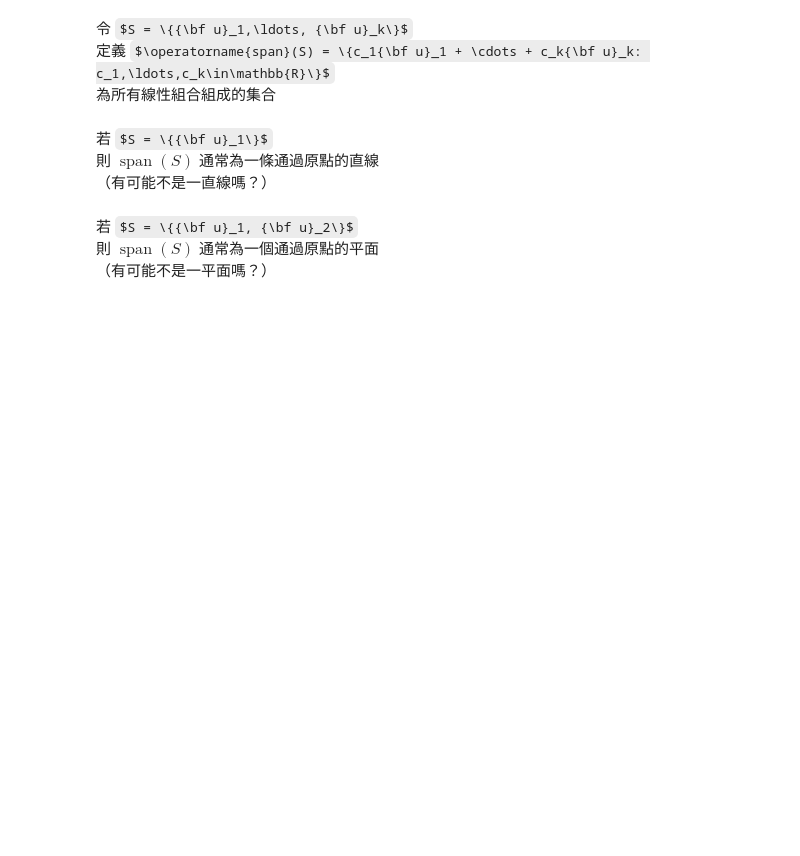
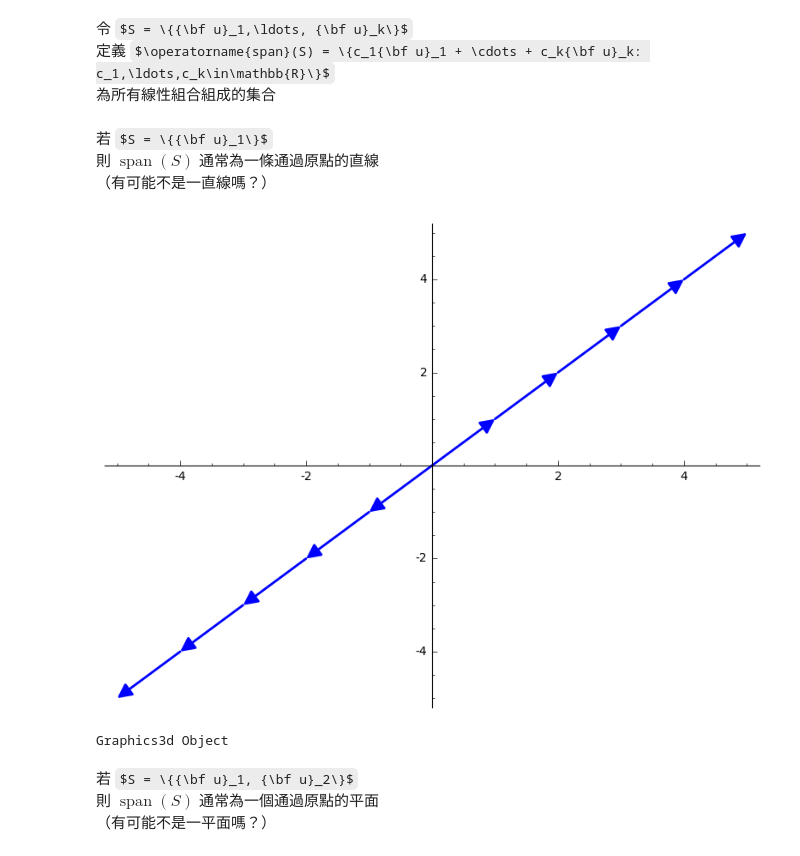
Before and after one commit to jephianlin/outreach, a Jupyter notebook: Sage4HS/Linear-Geometry.ipynb, the cells around one changed output. Saved outputs shown, nothing was run; the diff lists cells and outputs as text; code cells hidden in the pictures; some formulas as TeX source; blank space fills up the shorter version.

```diff
--- a/Sage4HS/Linear-Geometry.ipynb
+++ b/Sage4HS/Linear-Geometry.ipynb
@@ -257,3 +277,28 @@ $\operatorname{span}(S) = \{c_1{\bf u}_1 + \cdots + c_k{\bf u}_k: c_1,\ldots,c_k
+# %%
+def draw_span(vectors, p=None, dim=None, viewer='threejs', width=5):
+    """
+    draw a span
+
+    viewer can be one of 'threejs', 'jmol', or 'tachyon'"""
+    if dim == None:
+        dim = len(vectors[0])
+    if p == None:
+        p = vector([0]*dim)
+    num_vec = len(vectors)
+    all_coefs = [coef for coef in Tuples(range(-width,width+1), num_vec) if sum(map(abs,coef)) < width]
+    pic = vector_plot(dim=dim, viewer=viewer)
+    for coefs in all_coefs:
+        start = p + sum(coefs[i]*vectors[i] for i in range(num_vec))
+        for i in range(num_vec):
+            vec = vectors[i]
+            if coefs[i] > 0:
+                pic += vector_plot(vec, start, viewer=viewer)
+            elif coefs[i] < 0:
+                pic += vector_plot(-vec, start, viewer=viewer)
+            else:
+                pic += vector_plot(vec, start, viewer=viewer)
+                pic += vector_plot(-vec, start, viewer=viewer)
+    return pic
 # %% [markdown]
 若 $S = \{{\bf u}_1\}$
 則 $\operatorname{span}(S)$ 通常為一條通過原點的直線
@@ -263,3 +306,13 @@ $\operatorname{span}(S) = \{c_1{\bf u}_1 + \cdots + c_k{\bf u}_k: c_1,\ldots,c_k
+# %%
+u = vector([1,1])
+draw_span([u])
+# %% [output]
+[figure, added]
+# %%
+u = vector([1,1,1])
+draw_span([u])
+# %% [output]
+Graphics3d Object
 # %% [markdown]
 若 $S = \{{\bf u}_1, {\bf u}_2\}$
 則 $\operatorname{span}(S)$ 通常為一個通過原點的平面
```
Also changed, not shown: parts of 14 cells of this notebook.
